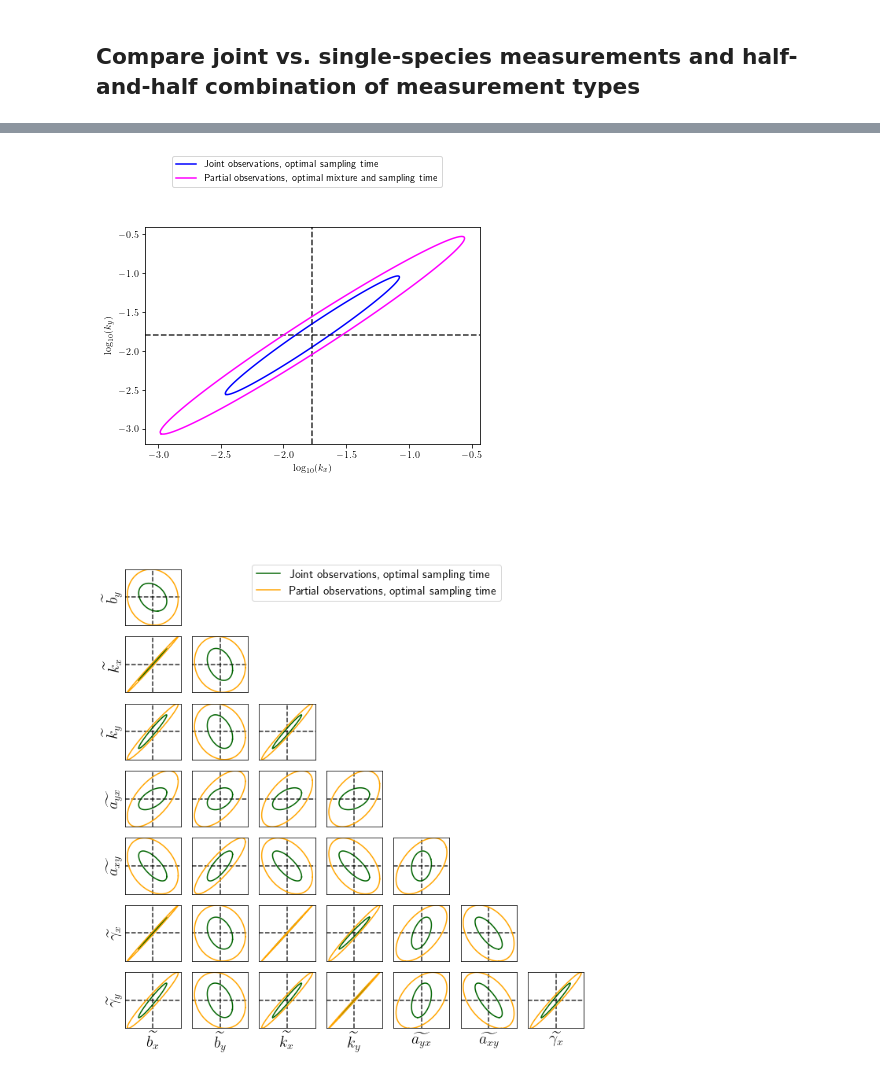
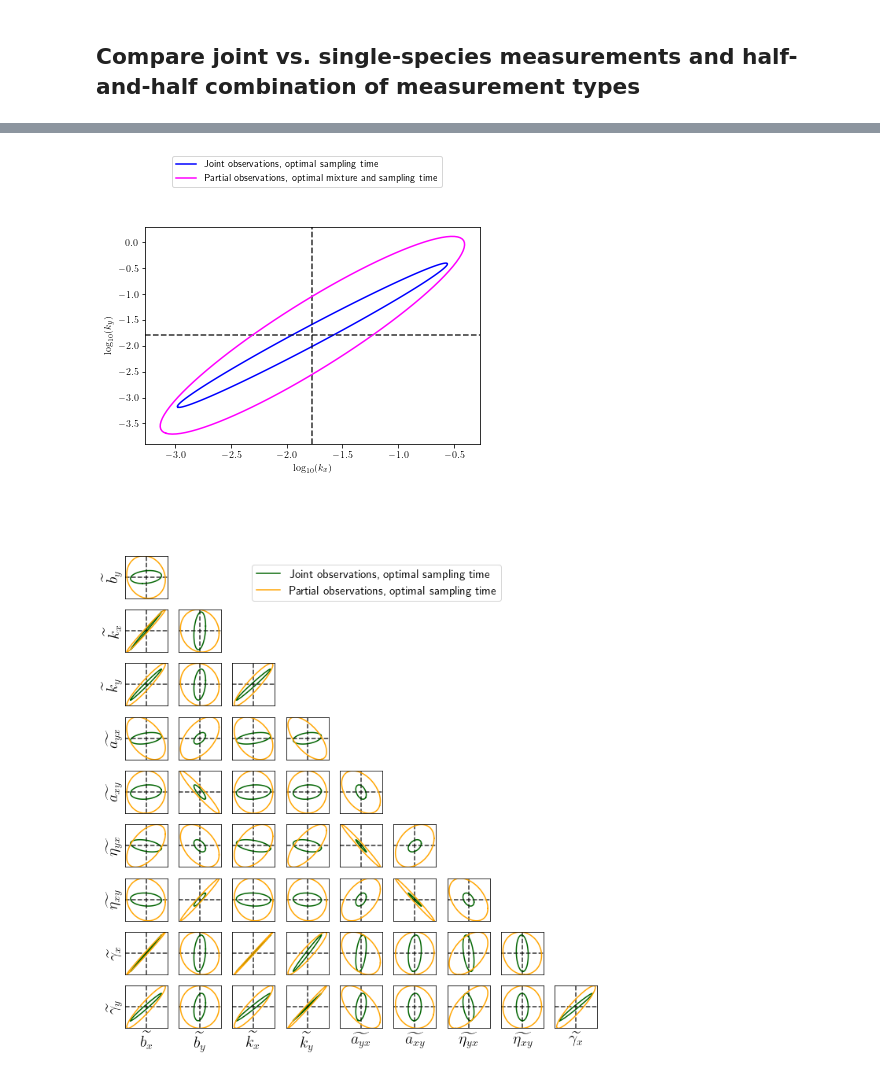
Before and after one commit to voduchuy/NoisyMeasurementFIM, a Jupyter notebook: toggle_switch/full_vs_partial_measurements.ipynb, the cells around one changed output, grey strips where cells are left out. Saved outputs shown, nothing was run; the diff lists cells and outputs as text; code cells hidden in the pictures.

```diff
--- a/toggle_switch/full_vs_partial_measurements.ipynb
+++ b/toggle_switch/full_vs_partial_measurements.ipynb
@@ -18,8 +18,8 @@ theta = np.array([model.bx,
                 model.ky,
                 model.ayx,
                 model.axy,
-                # model.nyx,
-                # model.nxy,
+                model.nyx,
+                model.nxy,
                 model.gammax,
                 model.gammay])
 fims = {}
@@ -196,7 +196,7 @@ h, l = ax.get_legend_handles_labels()
 fig.legend(h, l, loc="lower center", bbox_to_anchor=(0.5, 1, 0, 0.5))
 fig.savefig("figs/toggle_opt_mixture_kx_ky.png", dpi=300, bbox_inches="tight")
 # %% [output]
-[figure, old version]
+[figure, new version]
 # %%
 num_pars = model.NUM_PARAMETERS
 fig = plt.figure(figsize=(10, 10), tight_layout=True)
@@ -208,33 +208,33 @@ for i in range(num_pars):
         plotConfidenceEllipse(fim=fim_full,
                           num_sigma=3,
                   ax=axs[i, j], par_idx=[j, i], theta=np.log10(theta),
                   color="darkgreen", label=r"Joint observations, optimal sampling time")
         plotConfidenceEllipse(fim=fim_opt_dt_mixture, num_sigma=3,
                    ax=axs[i, j], par_idx=[j, i], theta=np.log10(theta),
                   color="orange", label=r"Partial observations, optimal sampling time")
         axs[i, j].set_xticks([])
         axs[i, j].set_yticks([])
         axs[i, j].autoscale(True, tight=True)
 
 parameter_labels=[
     r"$\widetilde{b_x}$",
     r"$\widetilde{b_y}$",
     r"$\widetilde{k_x}$",
     r"$\widetilde{k_y}$",
     r"$\widetilde{a_{yx}}$",
     r"$\widetilde{a_{xy}}$",
-    # r"$\widetilde{\eta_{yx}}$",
-    # r"$\widetilde{\eta_{xy}}$",
+    r"$\widetilde{\eta_{yx}}$",
+    r"$\widetilde{\eta_{xy}}$",
     r"$\widetilde{\gamma_x}$",
     r"$\widetilde{\gamma_y}$",
 ]
 
 for i in range(num_pars):
     axs[i, 0].set_ylabel(parameter_labels[i], fontsize=20)
     axs[-1, i].set_xlabel(parameter_labels[i], fontsize=20)
 
 h, l = axs[1, 0].get_legend_handles_labels()
 fig.legend(h, l, loc="lower center", bbox_to_anchor=(0.5, 0.8, 0, 0.5), fontsize=15)
 fig.savefig("figs/toggle_conf_ellipse_opt_mixture.png", dpi=500, bbox_inches="tight")
 # %% [output]
-[figure, old version]
+[figure, new version]
```
Also changed, not shown: parts of 1 cell of this notebook, 3 other files.
